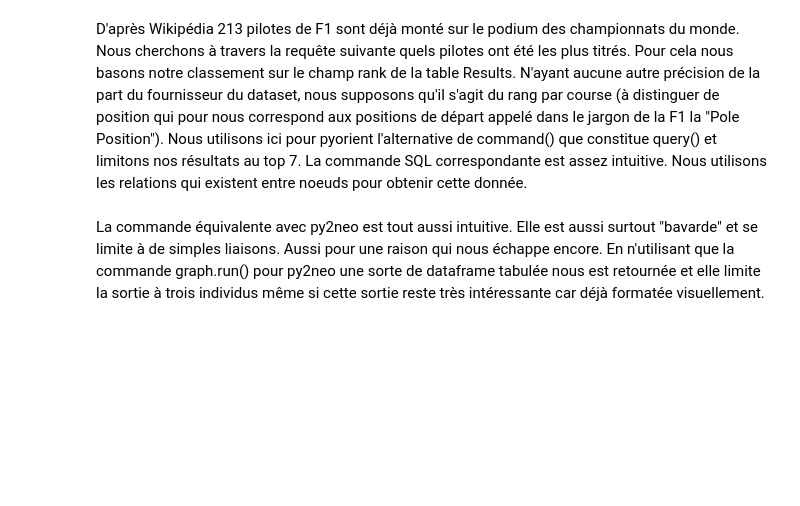
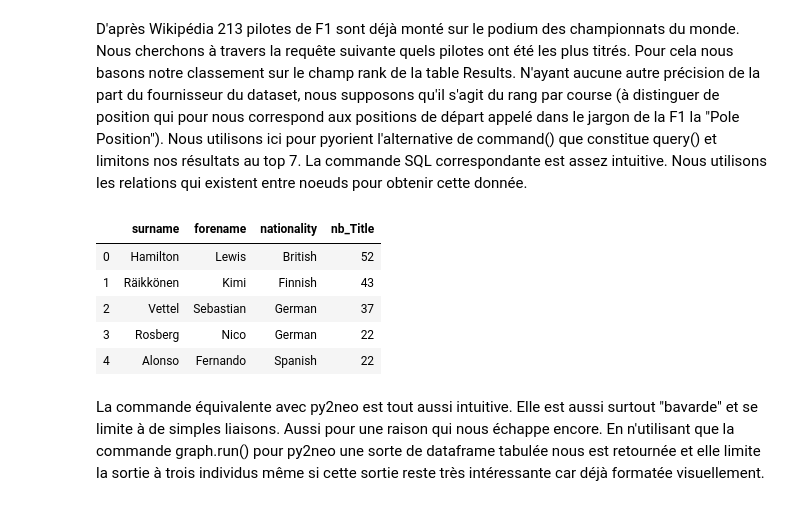
Before and after one commit to sow-ibrahima/OrientDB_VS_Neo4J, a Jupyter notebook: Main_notebook.ipynb, the cells around one changed output. Drawn from its saved outputs; the diff is of its cells as text; code cells hidden in the pictures; blank space fills up the shorter version.

```diff
--- a/Main_notebook.ipynb
+++ b/Main_notebook.ipynb
@@ -779,22 +869,28 @@ orient_time
 # %% [markdown]
 D'après Wikipédia 213 pilotes de F1 sont déjà monté sur le podium des championnats du monde. Nous cherchons à travers la requête suivante quels  pilotes ont été les plus titrés. Pour cela nous basons notre classement sur le champ rank de la table Results. N'ayant aucune autre précision de la part du fournisseur du dataset, nous supposons qu'il s'agit du rang par course (à distinguer de position qui pour nous correspond aux positions de départ appelé dans le jargon de la F1 la "Pole Position"). Nous utilisons ici pour pyorient l'alternative de command() que constitue query() et limitons nos résultats au top 7. La commande SQL correspondante est assez intuitive. Nous utilisons les relations qui existent entre noeuds pour obtenir cette donnée.
 # %%
-top7 = client.query("SELECT d.surname d.forename as forename,  as surname,, d.nationality as nationality, count(r) as nb_Title"
-                    "FROM (MATCH {class: Drivers, as: d}-d_results-{class: Results, as: r,WHERE :(rank=1)} Return d, r)"
-                    "GROUP BY d.forename ORDER BY nb_Title desc LIMIT 7")
+top7 = client.command("SELECT d.surname as surname, d.forename as forename,  d.nationality as nationality, count(r) as nb_Title "
+                    " FROM (MATCH {class: Drivers, as: d}-d_results-{class: Results, as: r,WHERE :(rank=1)} Return d, r) "
+                    " GROUP BY d.forename ORDER BY nb_Title desc LIMIT 7")
 values_dict = []
 keys_dict = []
 pilots_list = []
 
 for i in range(len(top7)):
     pilots_list.append(top7[i].__dict__)
     values_dict.append(list(pilots_list[i]["_OrientRecord__o_storage"].values()))
     df = pd.DataFrame(values_dict)
 
 keys_dict = list(pilots_list[2]["_OrientRecord__o_storage"].keys())
 df.columns = keys_dict
-end2 = tm.time()
 df.head()
+# %% [output]
+|  | surname | forename | nationality | nb_Title |
+| 0 | Hamilton | Lewis | British | 52 |
+| 1 | Räikkönen | Kimi | Finnish | 43 |
+| 2 | Vettel | Sebastian | German | 37 |
+| 3 | Rosberg | Nico | German | 22 |
+| 4 | Alonso | Fernando | Spanish | 22 |
 # %% [markdown]
 La commande équivalente avec py2neo est tout aussi intuitive. Elle est aussi surtout "bavarde" et se limite à de simples liaisons. Aussi pour une raison qui nous échappe encore. En n'utilisant que la commande graph.run() pour py2neo une sorte de dataframe tabulée nous est retournée et elle limite la sortie à trois individus même si cette sortie reste très intéressante car déjà formatée visuellement.
 # %%
```
Also changed, not shown: parts of 83 cells of this notebook.
